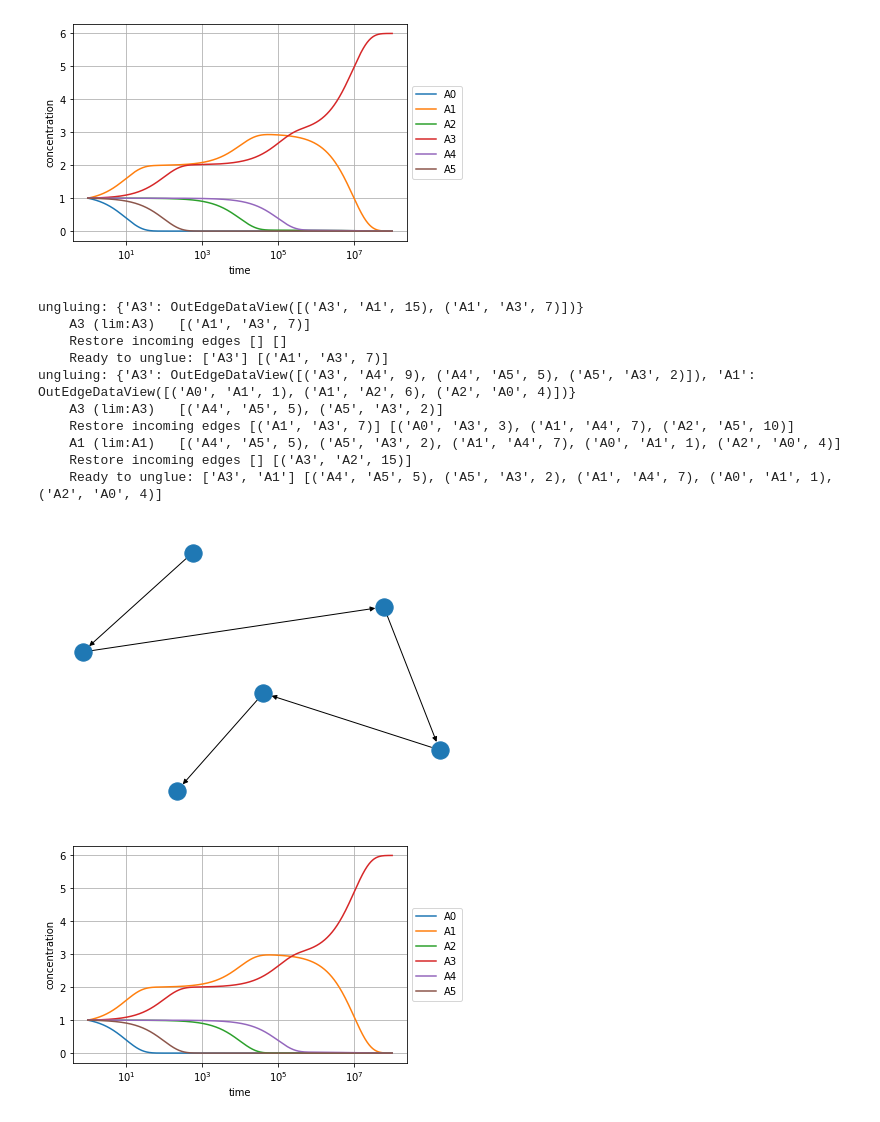
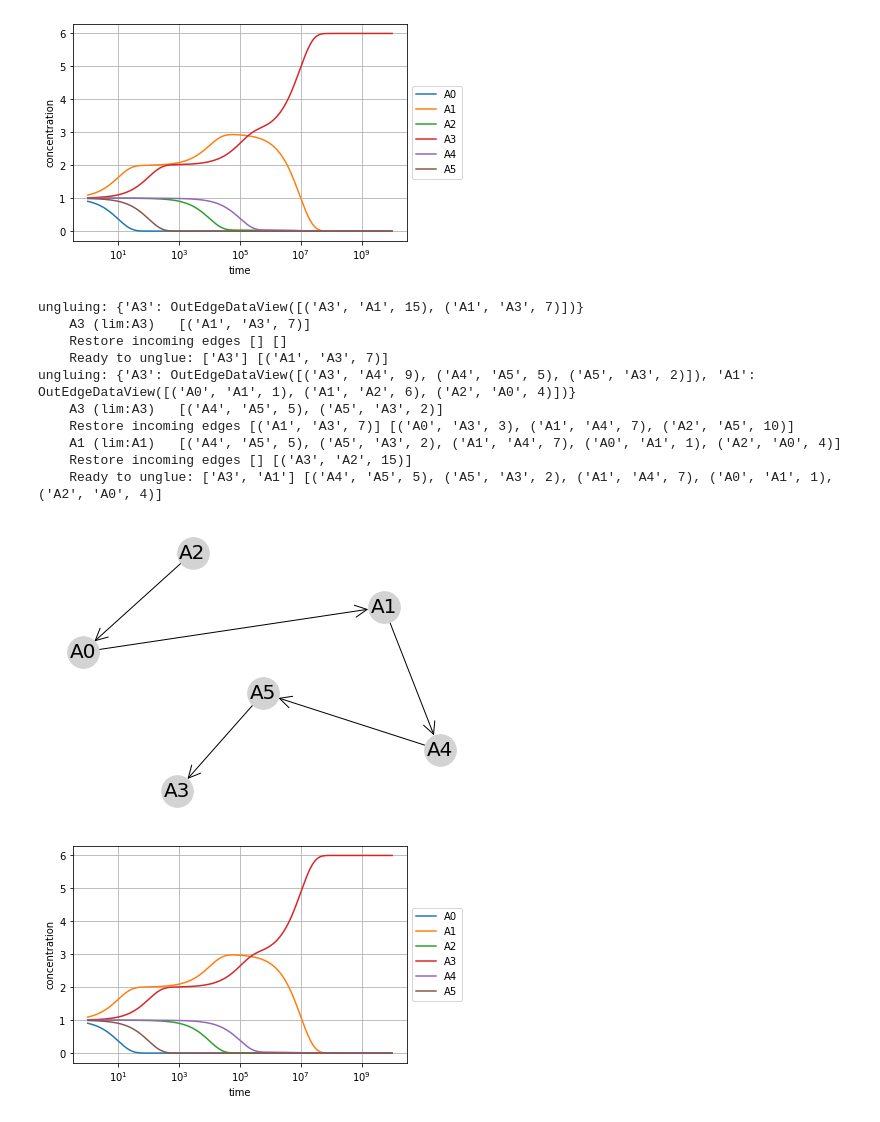
Before and after one commit to oradules/LNetReduce, a Jupyter notebook: monomolecular_reduction.ipynb, the cells around one changed output. Saved outputs shown, nothing was run; the diff lists cells and outputs as text; code cells hidden in the pictures.

Commit message:
Allow to select the integration solver and add a flexible function to plot a graph

```diff
--- a/monomolecular_reduction.ipynb
+++ b/monomolecular_reduction.ipynb
@@ -3,6 +3,6 @@ import networkx as nx
 import lnetreduce
 # %%
 filename = "models/prisme.csv"
-timescale = 8
+timescale = 10
 # %%
 G = lnetreduce.load_graph(filename)
@@ -13,10 +12,10 @@ nx.draw(G, pos)
 # %%
 X = lnetreduce.simulate_and_plot(G, timescale)
 # %% [output]
-[figure, old version]
+[figure, new version]
 # %%
 uG = lnetreduce.reduce_graph(G)
-nx.draw(uG, pos)
+fig,pos = lnetreduce.plot_graph(uG, layout=pos)
 # %% [output]
 ungluing: {'A3': OutEdgeDataView([('A3', 'A1', 15), ('A1', 'A3', 7)])}
     A3 (lim:A3)   [('A1', 'A3', 7)]
@@ -28,8 +27,8 @@ ungluing: {'A3': OutEdgeDataView([('A3', 'A4', 9), ('A4', 'A5', 5), ('A5', 'A3',
     A1 (lim:A1)   [('A4', 'A5', 5), ('A5', 'A3', 2), ('A1', 'A4', 7), ('A0', 'A1', 1), ('A2', 'A0', 4)]
     Restore incoming edges [] [('A3', 'A2', 15)]
     Ready to unglue: ['A3', 'A1'] [('A4', 'A5', 5), ('A5', 'A3', 2), ('A1', 'A4', 7), ('A0', 'A1', 1), ('A2', 'A0', 4)]
-[figure, old version]
+[figure, new version]
 # %%
-X = lnetreduce.simulate_and_plot(uG, timescale)
+X = lnetreduce.simulate_and_plot(uG, timescale, method='BDF')
 # %% [output]
-[figure, old version]
+[figure, new version]
```
Also changed, not shown: parts of 1 cell of this notebook, 3 other files.
